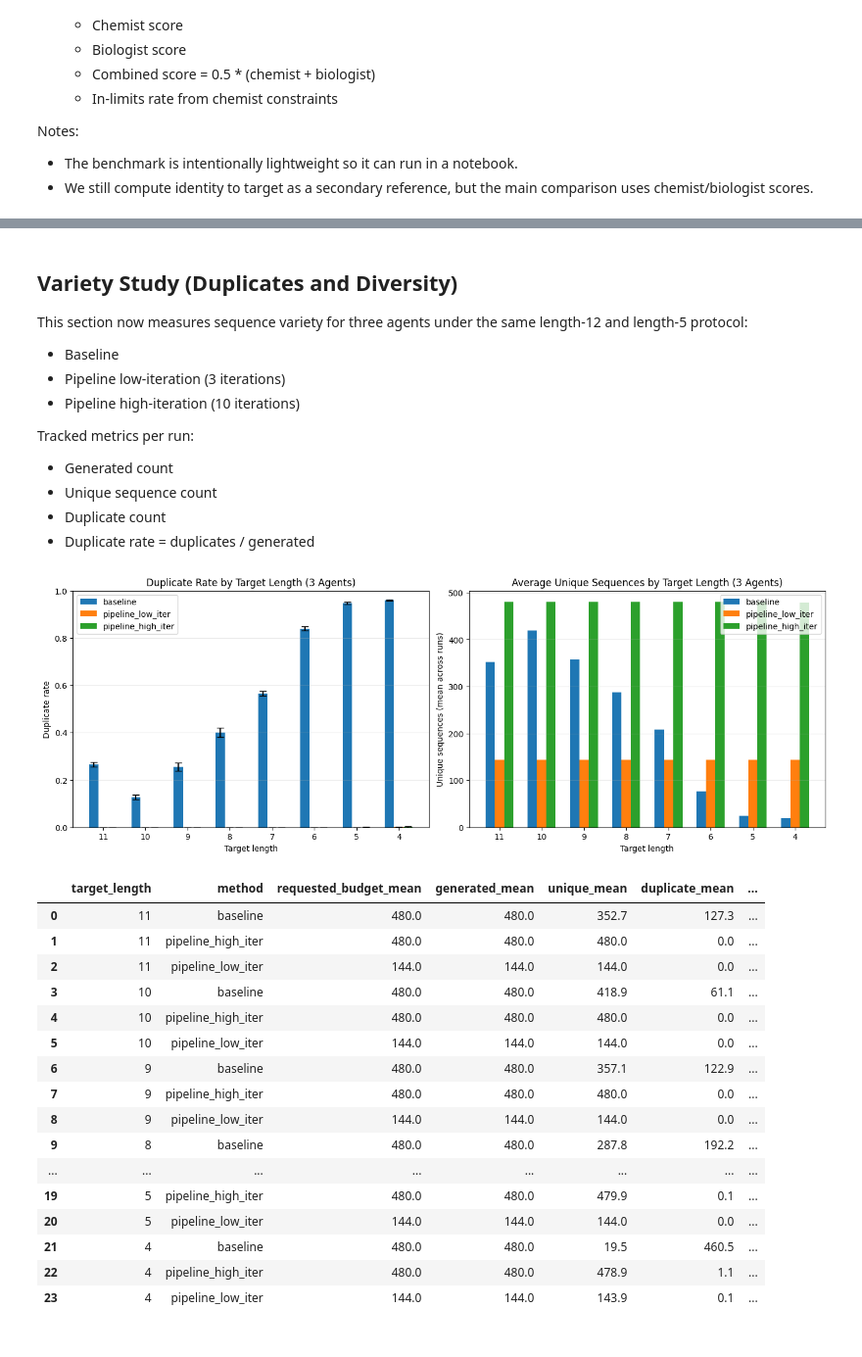
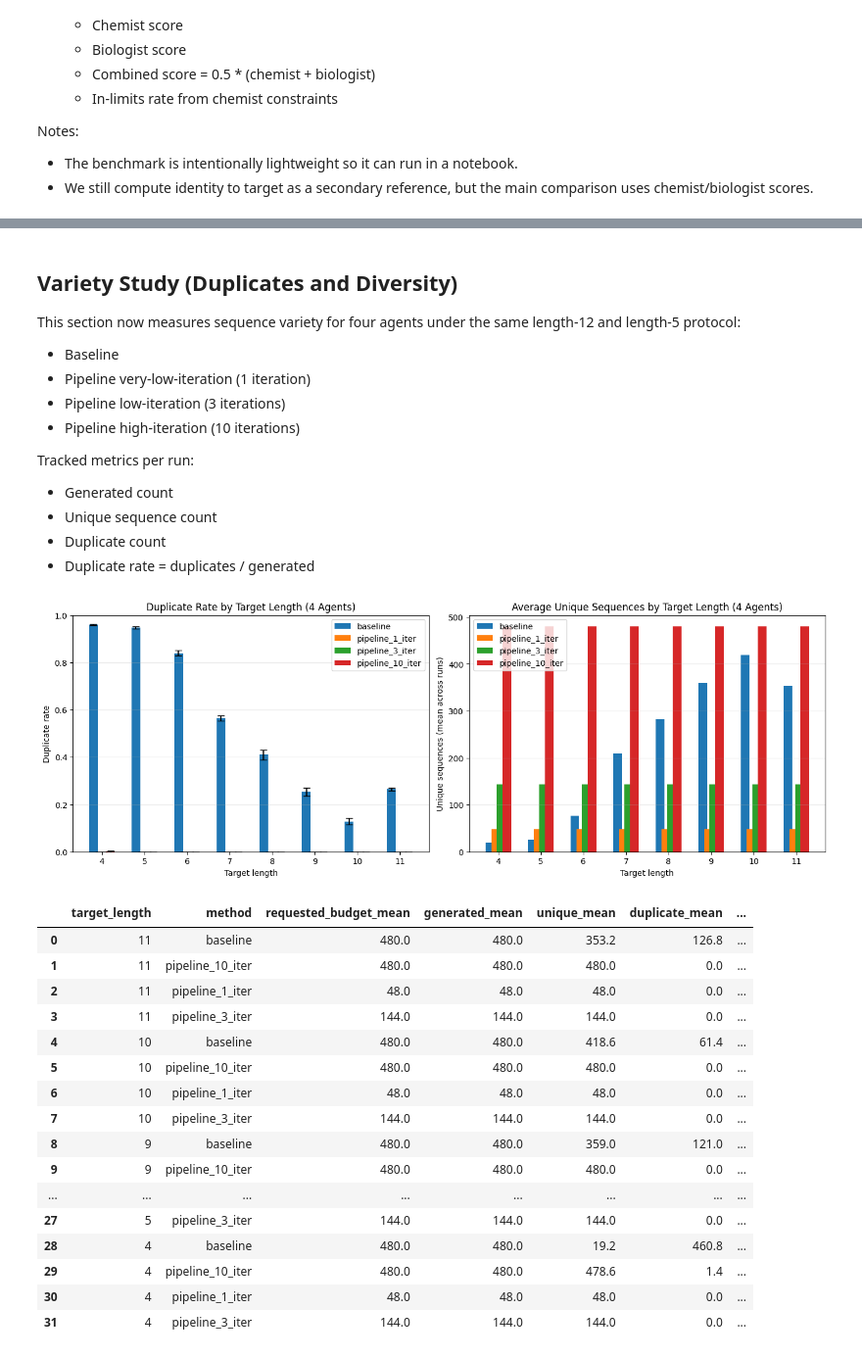
Before and after one commit to Roirtur/multi-expert-peptide-pipeline, a Jupyter notebook: notebooks/experimentation_pipeline_vs_baseline.ipynb, the cells around one changed output, grey strips where cells are left out. Shown at 98% size. Saved outputs shown, nothing was run; the diff lists cells and outputs as text; code cells hidden in the pictures.

```diff
--- a/notebooks/experimentation_pipeline_vs_baseline.ipynb
+++ b/notebooks/experimentation_pipeline_vs_baseline.ipynb
@@ -81,13 +81,13 @@ SHARED_LATENT_DIM = 32
 # Tuned pipeline hyperparameters (from pipeline_experimentations reference setup).
 PIPELINE_LATENT_DIM = 64
 PIPELINE_HIDDEN_DIM = 512
-PIPELINE_EPOCHS = 120
+PIPELINE_EPOCHS = 100
 PIPELINE_BATCH_SIZE = 64
 PIPELINE_LR = 0.05
 PIPELINE_KL_ANNEAL_EPOCHS = 40
 
 NB_ITERATIONS = 50
-NB_PEPTIDES = 300
+NB_PEPTIDES = 100
 TOP_K = 10
 BASELINE_NUM_SAMPLES = 10
 
@@ -1326,8 +1326,9 @@ def _run_target_length_comparison(target_length, n_runs=5):
     local_top_k = int(globals().get("bench_top_k", 10))
 
     pipeline_iteration_configs = [
-        ("pipeline_low_iter", 3),
-        ("pipeline_high_iter", 10),
+        ("pipeline_1_iter", 1),
+        ("pipeline_3_iter", 3),
+        ("pipeline_10_iter", 10),
     ]
 
     # Baseline is sampled once with the high-iteration budget for a stable reference.
@@ -1533,7 +1534,7 @@ _ensure_pipeline_df_loaded()
 _ensure_pipeline_generator_loaded()
 
 lengths_to_compare = [n for n in range(4,12)]
-repeat_runs = 10
+repeat_runs = 5
 
 hardness_rows = []
 for length_value in lengths_to_compare:
@@ -1793,7 +1792,7 @@ if "hardness_summary_df" not in globals() or hardness_summary_df.empty:
     print("Run the hard target-length experiment cell first to generate hardness_summary_df.")
 else:
     plot_df = hardness_summary_df.copy()
-    methods_order = ["baseline", "pipeline_low_iter", "pipeline_high_iter"]
+    methods_order = ["baseline", "pipeline_1_iter", "pipeline_3_iter", "pipeline_10_iter"]
 
     target_lengths = sorted(plot_df["target_length"].unique(), reverse=True)
     x = np.array(target_lengths, dtype=float)
@@ -1814,7 +1813,7 @@ else:
         ax.plot(x, means, marker="o", linewidth=2.0, label=method_name)
         ax.fill_between(x, means - errs, means + errs, alpha=0.15)
 
-    ax.set_title("Average Combined Score by Target Length (3 Agents)")
+    ax.set_title("Average Combined Score by Target Length (4 Agents)")
     ax.set_xlabel("Target length")
     ax.set_ylabel("Average combined score")
     ax.set_xticks(x)
@@ -1827,8 +1826,9 @@ else:
 # %% [markdown]
 ## Variety Study (Duplicates and Diversity)
 
-This section now measures sequence variety for three agents under the same length-12 and length-5 protocol:
+This section now measures sequence variety for four agents under the same length-12 and length-5 protocol:
 - Baseline
+- Pipeline very-low-iteration (1 iteration)
 - Pipeline low-iteration (3 iterations)
 - Pipeline high-iteration (10 iterations)
 
@@ -1846,13 +1846,13 @@ if "hardness_variety_summary_df" not in globals() or hardness_variety_summary_df
     print("Run the hard target-length experiment cell first to generate hardness_variety_summary_df.")
 else:
     variety_plot_df = hardness_variety_summary_df.copy()
-    methods_order = ["baseline", "pipeline_low_iter", "pipeline_high_iter"]
+    methods_order = ["baseline", "pipeline_1_iter", "pipeline_3_iter", "pipeline_10_iter"]
 
-    target_lengths = sorted(variety_plot_df["target_length"].unique(), reverse=True)
+    target_lengths = sorted(variety_plot_df["target_length"].unique())
     labels = [str(int(v)) for v in target_lengths]
     x = np.arange(len(labels))
 
-    width = 0.22
+    width = 0.20
     offsets = np.linspace(-width, width, len(methods_order))
 
     fig, axes = plt.subplots(1, 2, figsize=(13.5, 4.8), constrained_layout=True)
@@ -1894,7 +1894,7 @@ else:
             label=method_name,
         )
 
-    axes[0].set_title("Duplicate Rate by Target Length (3 Agents)")
+    axes[0].set_title("Duplicate Rate by Target Length (4 Agents)")
     axes[0].set_xlabel("Target length")
     axes[0].set_ylabel("Duplicate rate")
     axes[0].set_xticks(x)
@@ -1903,57 +1903,57 @@ else:
     axes[0].grid(axis="y", alpha=0.25)
     axes[0].legend()
 
-    axes[1].set_title("Average Unique Sequences by Target Length (3 Agents)")
+    axes[1].set_title("Average Unique Sequences by Target Length (4 Agents)")
     axes[1].set_xlabel("Target length")
     axes[1].set_ylabel("Unique sequences (mean across runs)")
     axes[1].set_xticks(x)
     axes[1].set_xticklabels(labels)
     axes[1].grid(axis="y", alpha=0.25)
     axes[1].legend()
 
     plt.show()
 
     method_variety_df = (
         variety_plot_df[
             [
                 "target_length",
                 "method",
                 "requested_budget_mean",
                 "generated_mean",
                 "unique_mean",
                 "duplicate_mean",
                 "duplicate_rate_mean",
                 "duplicate_rate_std",
                 "topk_generated_mean",
                 "topk_unique_mean",
                 "topk_duplicate_mean",
                 "topk_duplicate_rate_mean",
                 "topk_duplicate_rate_std",
             ]
         ]
         .sort_values(["target_length", "method"], ascending=[False, True])
         .reset_index(drop=True)
     )
     display(method_variety_df)
 # %% [output]
-[figure, old version]
+[figure, new version]
 |  | target_length | method | requested_budget_mean | generated_mean | unique_mean | duplicate_mean | ... |
-| 0 | 11 | baseline | 480.0 | 480.0 | 352.7 | 127.3 | ... |
-| 1 | 11 | pipeline_high_iter | 480.0 | 480.0 | 480.0 | 0.0 | ... |
-| 2 | 11 | pipeline_low_iter | 144.0 | 144.0 | 144.0 | 0.0 | ... |
-| 3 | 10 | baseline | 480.0 | 480.0 | 418.9 | 61.1 | ... |
-| 4 | 10 | pipeline_high_iter | 480.0 | 480.0 | 480.0 | 0.0 | ... |
-| 5 | 10 | pipeline_low_iter | 144.0 | 144.0 | 144.0 | 0.0 | ... |
-| 6 | 9 | baseline | 480.0 | 480.0 | 357.1 | 122.9 | ... |
-| 7 | 9 | pipeline_high_iter | 480.0 | 480.0 | 480.0 | 0.0 | ... |
-| 8 | 9 | pipeline_low_iter | 144.0 | 144.0 | 144.0 | 0.0 | ... |
-| 9 | 8 | baseline | 480.0 | 480.0 | 287.8 | 192.2 | ... |
+| 0 | 11 | baseline | 480.0 | 480.0 | 353.2 | 126.8 | ... |
+| 1 | 11 | pipeline_10_iter | 480.0 | 480.0 | 480.0 | 0.0 | ... |
+| 2 | 11 | pipeline_1_iter | 48.0 | 48.0 | 48.0 | 0.0 | ... |
+| 3 | 11 | pipeline_3_iter | 144.0 | 144.0 | 144.0 | 0.0 | ... |
+| 4 | 10 | baseline | 480.0 | 480.0 | 418.6 | 61.4 | ... |
+| 5 | 10 | pipeline_10_iter | 480.0 | 480.0 | 480.0 | 0.0 | ... |
+| 6 | 10 | pipeline_1_iter | 48.0 | 48.0 | 48.0 | 0.0 | ... |
+| 7 | 10 | pipeline_3_iter | 144.0 | 144.0 | 144.0 | 0.0 | ... |
+| 8 | 9 | baseline | 480.0 | 480.0 | 359.0 | 121.0 | ... |
+| 9 | 9 | pipeline_10_iter | 480.0 | 480.0 | 480.0 | 0.0 | ... |
 | ... | ... | ... | ... | ... | ... | ... | ... |
-| 19 | 5 | pipeline_high_iter | 480.0 | 480.0 | 479.9 | 0.1 | ... |
-| 20 | 5 | pipeline_low_iter | 144.0 | 144.0 | 144.0 | 0.0 | ... |
-| 21 | 4 | baseline | 480.0 | 480.0 | 19.5 | 460.5 | ... |
-| 22 | 4 | pipeline_high_iter | 480.0 | 480.0 | 478.9 | 1.1 | ... |
-| 23 | 4 | pipeline_low_iter | 144.0 | 144.0 | 143.9 | 0.1 | ... |
+| 27 | 5 | pipeline_3_iter | 144.0 | 144.0 | 144.0 | 0.0 | ... |
+| 28 | 4 | baseline | 480.0 | 480.0 | 19.2 | 460.8 | ... |
+| 29 | 4 | pipeline_10_iter | 480.0 | 480.0 | 478.6 | 1.4 | ... |
+| 30 | 4 | pipeline_1_iter | 48.0 | 48.0 | 48.0 | 0.0 | ... |
+| 31 | 4 | pipeline_3_iter | 144.0 | 144.0 | 144.0 | 0.0 | ... |
 # %%
 import gc
 gc.collect()
```
Also changed, not shown: parts of 7 cells of this notebook, 1 other file.
